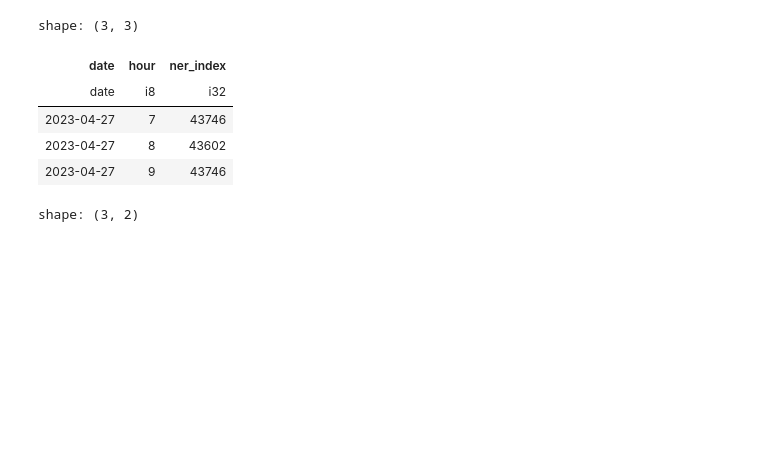
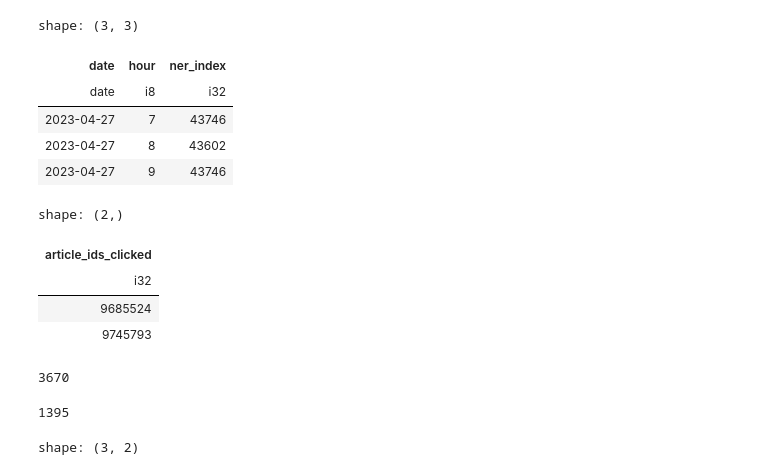
Before and after one commit to recsyspolimi/recsys-challenge-2024-ekstrabladet, a Jupyter notebook: notebooks/urm/urm_ner_visual.ipynb, the cells around one changed output. Cells and saved outputs as stored; diff of their text form; code cells hidden in the pictures; blank space fills up the shorter version.

```diff
--- a/notebooks/urm/urm_ner_visual.ipynb
+++ b/notebooks/urm/urm_ner_visual.ipynb
@@ -121,6 +87,24 @@ shape: (3, 3)
 | 2023-04-27 | 7 | 43746 |
 | 2023-04-27 | 8 | 43602 |
 | 2023-04-27 | 9 | 43746 |
+# %%
+clicked_ids = behaviors_train.select('article_ids_clicked').explode('article_ids_clicked').drop_nulls().unique()['article_ids_clicked']
+home_ids = behaviors_train.select('article_id').drop_nulls().unique()['article_id']
+clicked_ids.head(2)
+# %% [output]
+shape: (2,)
+| article_ids_clicked |
+| i32 |
+| 9685524 |
+| 9745793 |
+# %%
+len([id for id in home_ids.to_numpy() if id not in clicked_ids.to_numpy()])
+# %% [output]
+3670
+# %%
+len([id for id in clicked_ids.to_numpy() if id not in home_ids.to_numpy()])
+# %% [output]
+1395
 # %%
 most_common_ner_per_day = df.explode('ner_clusters')\
     .rename({'ner_clusters': 'ner_index'})\
```
Also changed, not shown: parts of 12 cells of this notebook, 1 other file.
